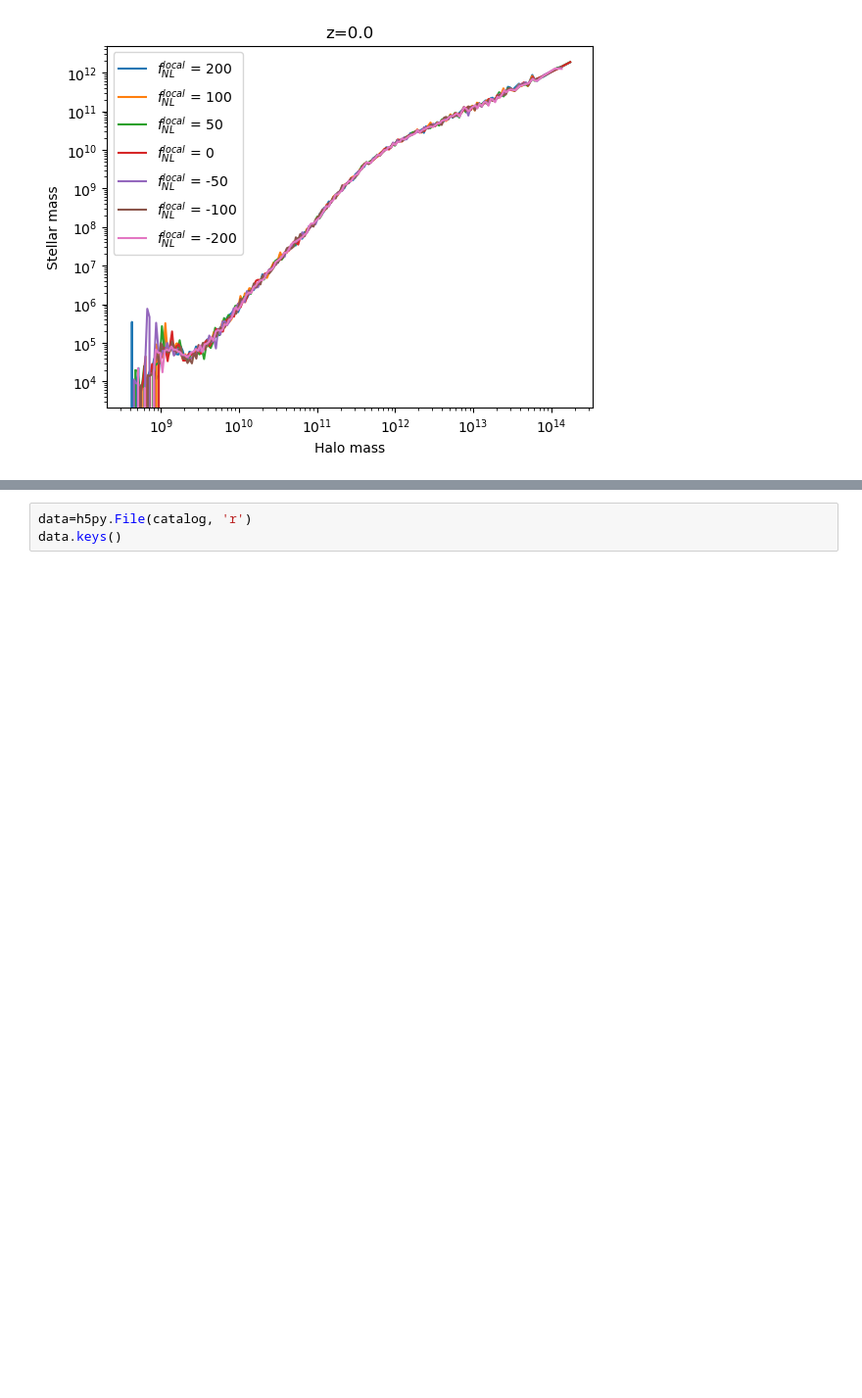
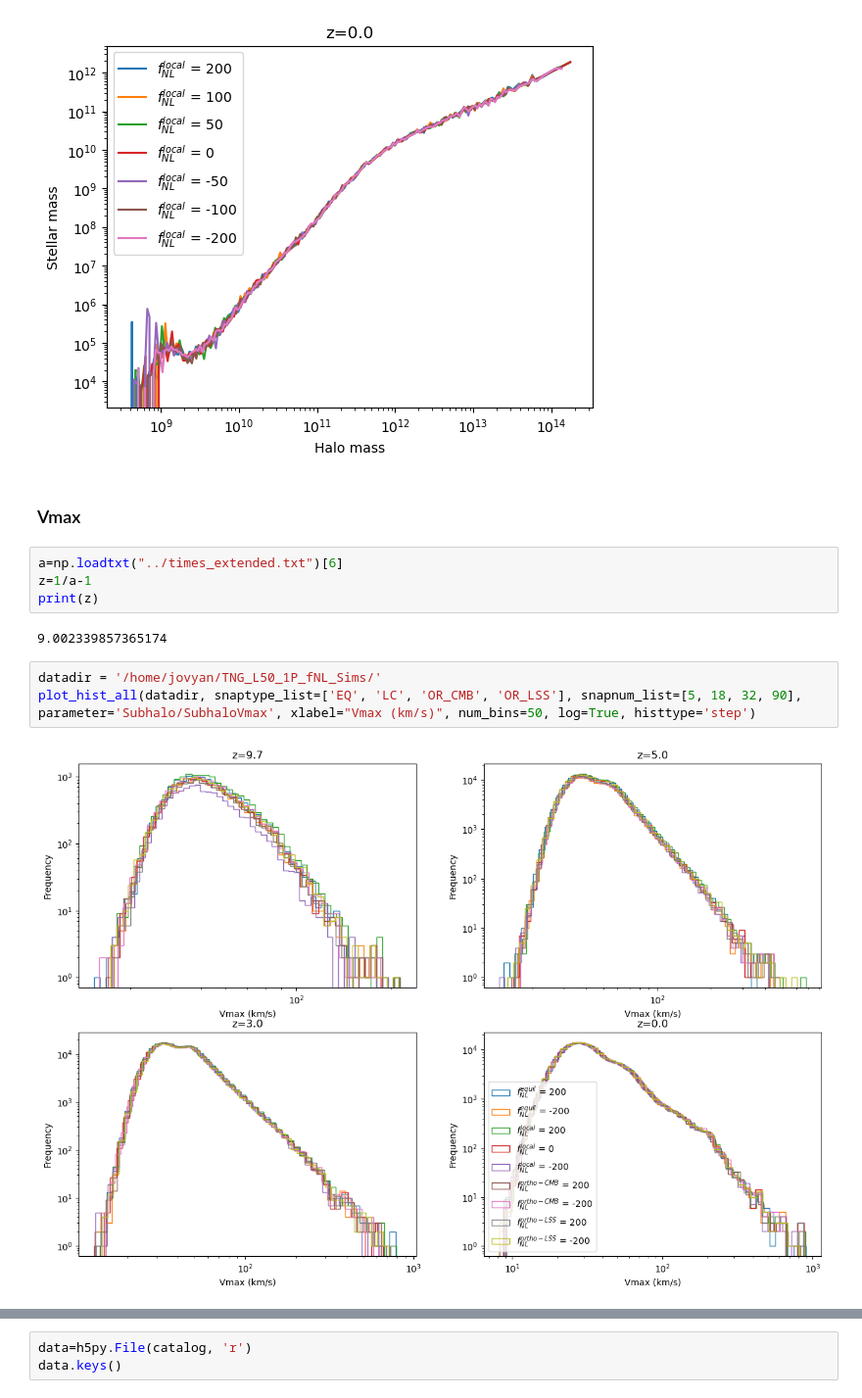
Before and after one commit to anirbanbairagi/Quijote-Hydro-PNG, a Jupyter notebook: Notebooks/FoF_Halos.ipynb, the cells around one changed output, grey strips where cells are left out. Shown at 98% size. Saved outputs shown, nothing was run; the diff lists cells and outputs as text; blank space fills up the shorter version.

```diff
--- a/Notebooks/FoF_Halos.ipynb
+++ b/Notebooks/FoF_Halos.ipynb
@@ -236,3 +244,16 @@ datadir = '/home/jovyan/TNG_L50_1P_fNL_Sims/'
 plot_stellar_to_halo_mass(datadir, snaptype="LC", snapnum=90, num_bins=200)
 # %% [output]
 [figure]
+# %% [markdown]
+### Vmax
+# %%
+a=np.loadtxt("../times_extended.txt")[6]
+z=1/a-1
+print(z)
+# %% [output]
+9.002339857365174
+# %%
+datadir = '/home/jovyan/TNG_L50_1P_fNL_Sims/'
+plot_hist_all(datadir, snaptype_list=['EQ', 'LC', 'OR_CMB', 'OR_LSS'], snapnum_list=[5, 18, 32, 90], parameter='Subhalo/SubhaloVmax', xlabel="Vmax (km/s)", num_bins=50, log=True, histtype='step')
+# %% [output]
+[figure, added]
```
Also changed, not shown: parts of 10 cells of this notebook.
